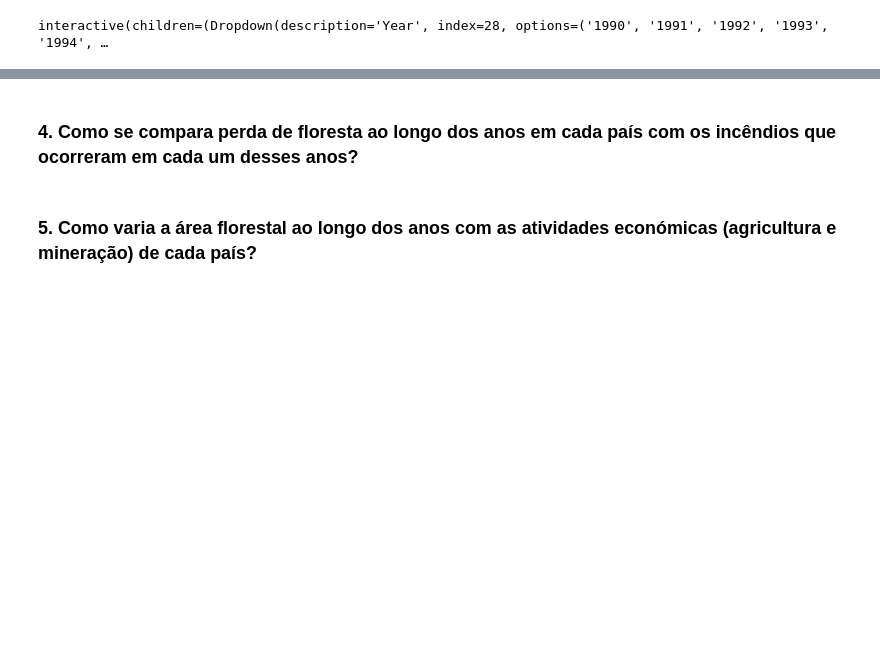
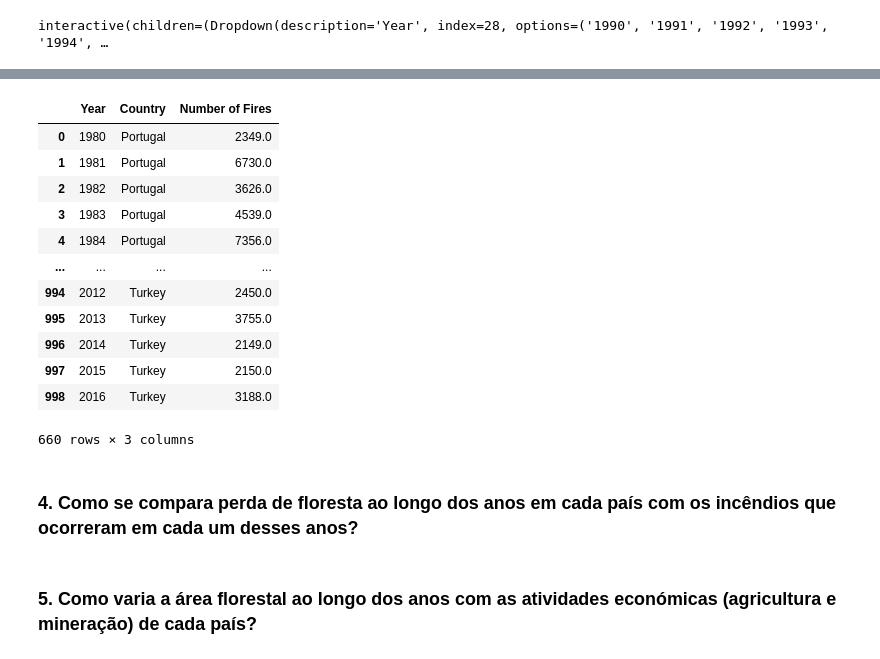
Before and after one commit to BeaMadeira/SGD-Projeto-2, a Jupyter notebook: python/sgd_project_2.ipynb, the cells around one changed output, grey strips where cells are left out. Cells and saved outputs as stored; diff of their text form; code cells hidden in the pictures; blank space fills up the shorter version.

```diff
--- a/python/sgd_project_2.ipynb
+++ b/python/sgd_project_2.ipynb
@@ -410,0 +434,6 @@ HBox(children=(VBox(children=(Checkbox(value=False, description='Aruba', indent=
+# %%
+# Unpivot dataframe from wide to long format
+cols = fires_data.columns.values.astype('U')
+ids = cols[0]
+values = cols[1:]
+data = pd.melt(fires_data, id_vars=ids, value_vars=values, var_name='Country', value_name='Number of Fires')
@@ -411,3 +450,21 @@ HBox(children=(VBox(children=(Checkbox(value=False, description='Aruba', indent=
+# %%
+# Drop NaNs
+data.dropna(inplace=True)
+data
+# %% [output]
+|  | Year | Country | Number of Fires |
+| 0 | 1980 | Portugal | 2349.0 |
+| 1 | 1981 | Portugal | 6730.0 |
+| 2 | 1982 | Portugal | 3626.0 |
+| 3 | 1983 | Portugal | 4539.0 |
+| 4 | 1984 | Portugal | 7356.0 |
+| ... | ... | ... | ... |
+| 994 | 2012 | Turkey | 2450.0 |
+| 995 | 2013 | Turkey | 3755.0 |
+| 996 | 2014 | Turkey | 2149.0 |
+| 997 | 2015 | Turkey | 2150.0 |
+| 998 | 2016 | Turkey | 3188.0 |
+660 rows × 3 columns
 # %% [markdown]
 ### 4. Como se compara perda de floresta ao longo dos anos em cada país com os incêndios que ocorreram em cada um desses anos?
 # %%
```
Also changed, not shown: parts of 9 cells of this notebook.
